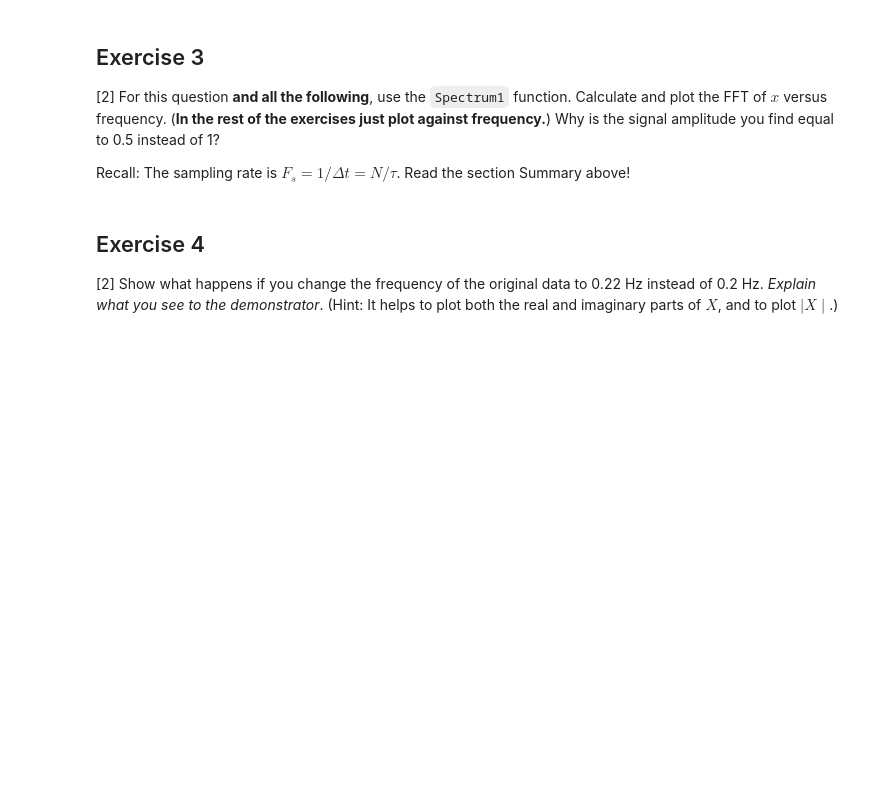
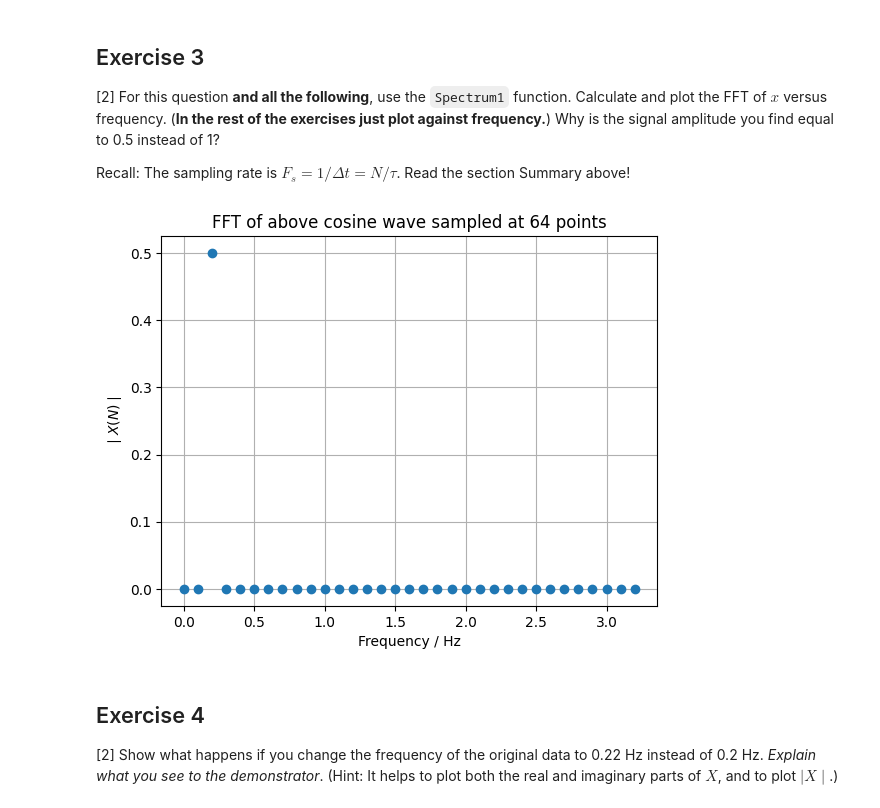
Before and after one commit to PX2145-2025/week-10-b-Ridge-Ewan-313, a Jupyter notebook: FFT.ipynb, the cells around one changed output. Saved outputs shown, nothing was run; the diff lists cells and outputs as text; code cells hidden in the pictures; blank space fills up the shorter version.

```diff
--- a/FFT.ipynb
+++ b/FFT.ipynb
@@ -336,6 +347,24 @@ plt.plot(1/t, np.abs(X),'o')
 [2] For this question **and all the following**, use the `Spectrum1` function. Calculate and plot the FFT of $x$ versus frequency. (**In the rest of the exercises just plot against frequency.**) Why is the signal amplitude you find equal to 0.5 instead of 1?
 
  Recall: The sampling rate is $F_s = 1/\Delta t = N/\tau$. Read the section Summary above!
+# %%
+# calculate sampling rate, Fs
+Fs = N / tau
+frq, X = Spectrum1(x, Fs)
+# plot fft of x against f
+plt.plot(frq, np.abs(X), 'o')
+
+# show graph
+plt.title(f'FFT of above cosine wave sampled at {str(N)} points')
+plt.xlabel('Frequency / Hz')
+plt.ylabel(r'$\mid X(N)\mid$')
+plt.grid()
+
+plt.show()
+
+# signal amplitude is 0.5 instead of 1 because the magnitudes of the components of the wave (in euler's formula) are half the magnitude of the wave.
+# %% [output]
+[figure, added]
 # %% [markdown]
 ## Exercise 4
 [2] Show what happens if you change the frequency of the original data to 0.22 Hz instead of 0.2 Hz. _Explain what you see to the demonstrator_.
```
Also changed, not shown: parts of 5 cells of this notebook.
